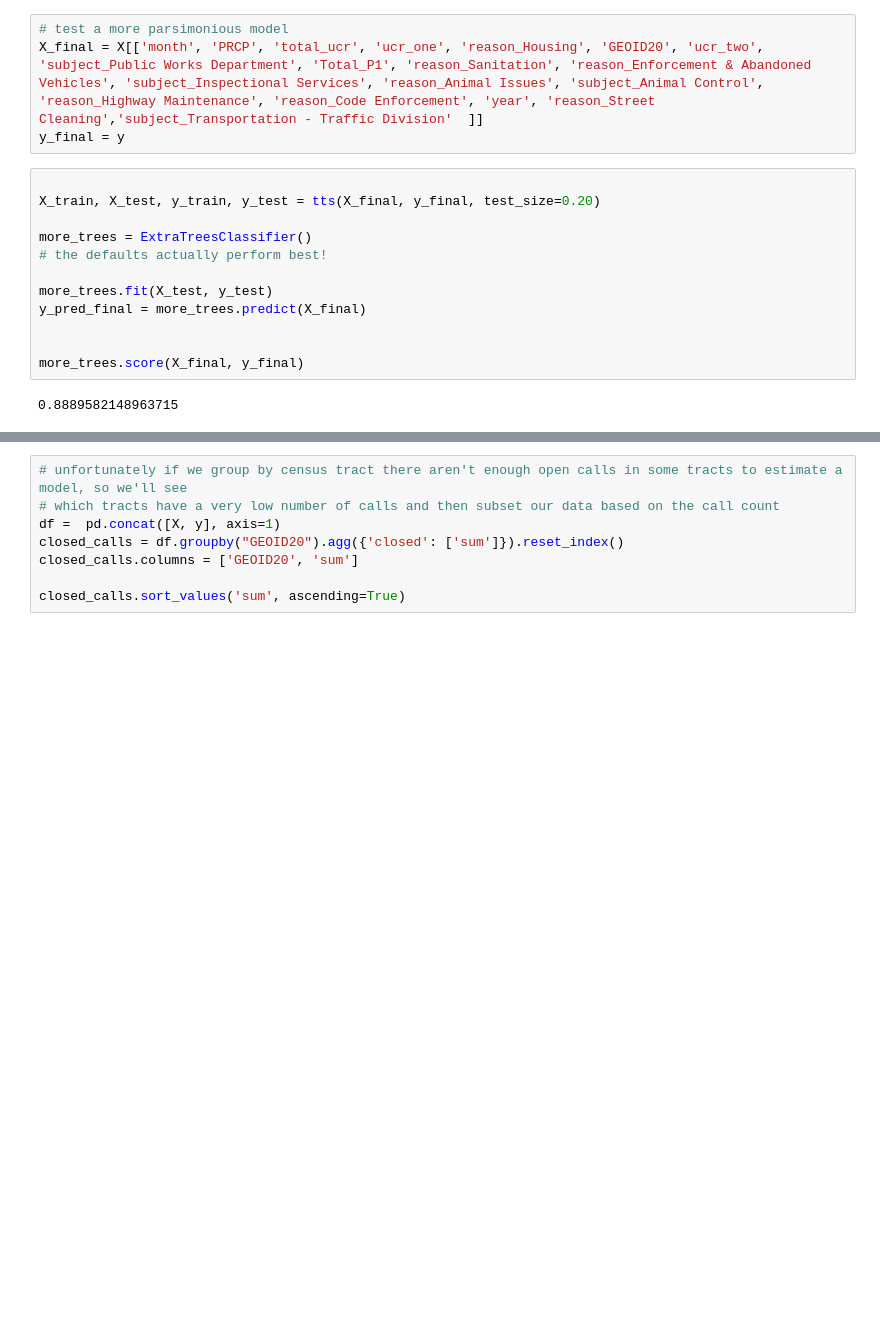
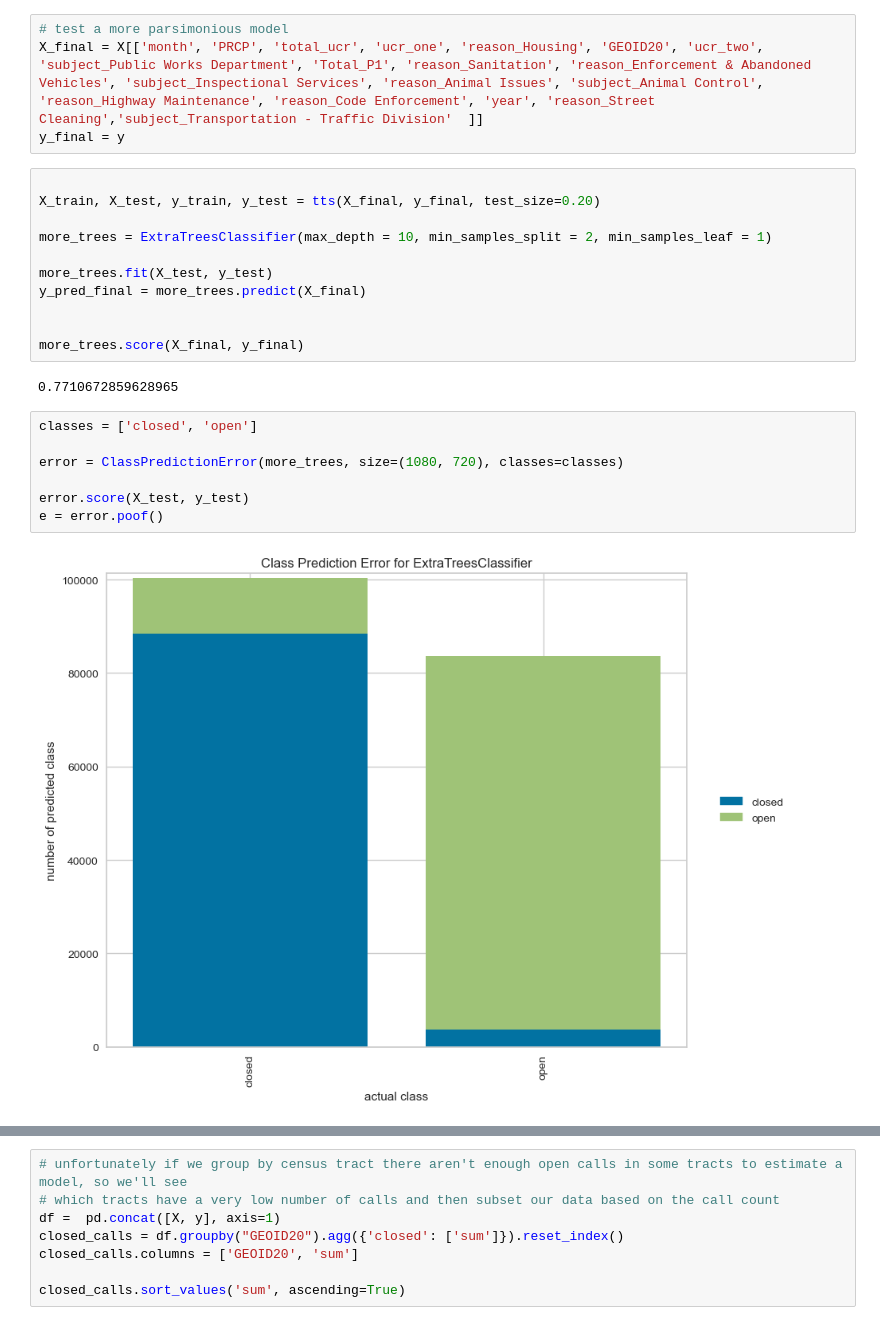
Before and after one commit to georgetown-analytics/boston-311, a Jupyter notebook: 02 code/Encoding_FeatureEngineering_Initial_ML_JPS.ipynb, the cells around one changed output, grey strips where cells are left out. Drawn from its saved outputs; the diff is of its cells as text; blank space fills up the shorter version.

```diff
--- a/02 code/Encoding_FeatureEngineering_Initial_ML_JPS.ipynb
+++ b/02 code/Encoding_FeatureEngineering_Initial_ML_JPS.ipynb
@@ -442,8 +466,7 @@ y_final = y
 
 X_train, X_test, y_train, y_test = tts(X_final, y_final, test_size=0.20)
 
-more_trees = ExtraTreesClassifier()
-# the defaults actually perform best!
+more_trees = ExtraTreesClassifier(max_depth = 10, min_samples_split = 2, min_samples_leaf = 1)
 
 more_trees.fit(X_test, y_test)
 y_pred_final = more_trees.predict(X_final)
@@ -451,7 +474,16 @@ y_pred_final = more_trees.predict(X_final)
 
 more_trees.score(X_final, y_final)
 # %% [output]
-0.8889582148963715
+0.7710672859628965
+# %%
+classes = ['closed', 'open']
+
+error = ClassPredictionError(more_trees, size=(1080, 720), classes=classes)
+
+error.score(X_test, y_test)
+e = error.poof()
+# %% [output]
+[figure, added]
 # %%
 visualizer = ClassificationReport(
         more_trees,
```
Also changed, not shown: parts of 5 cells of this notebook.
